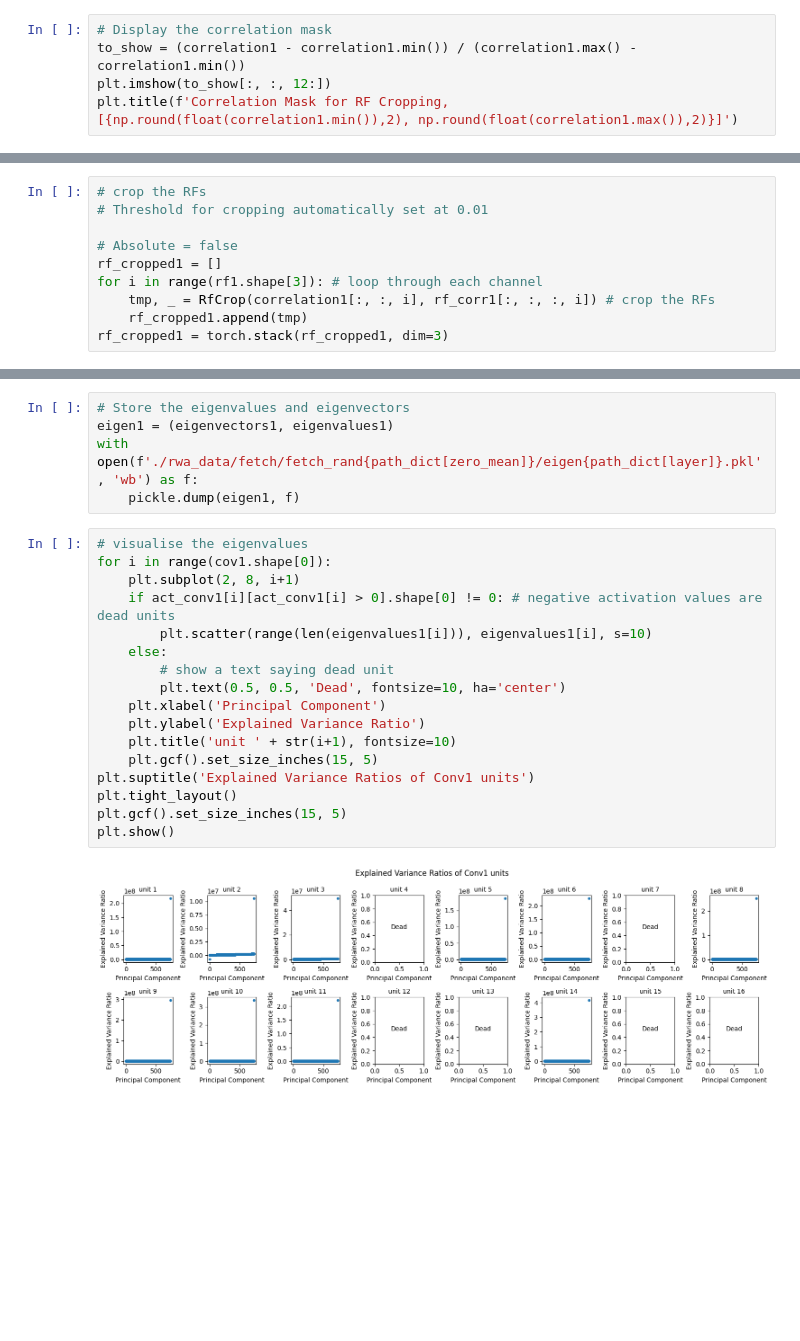
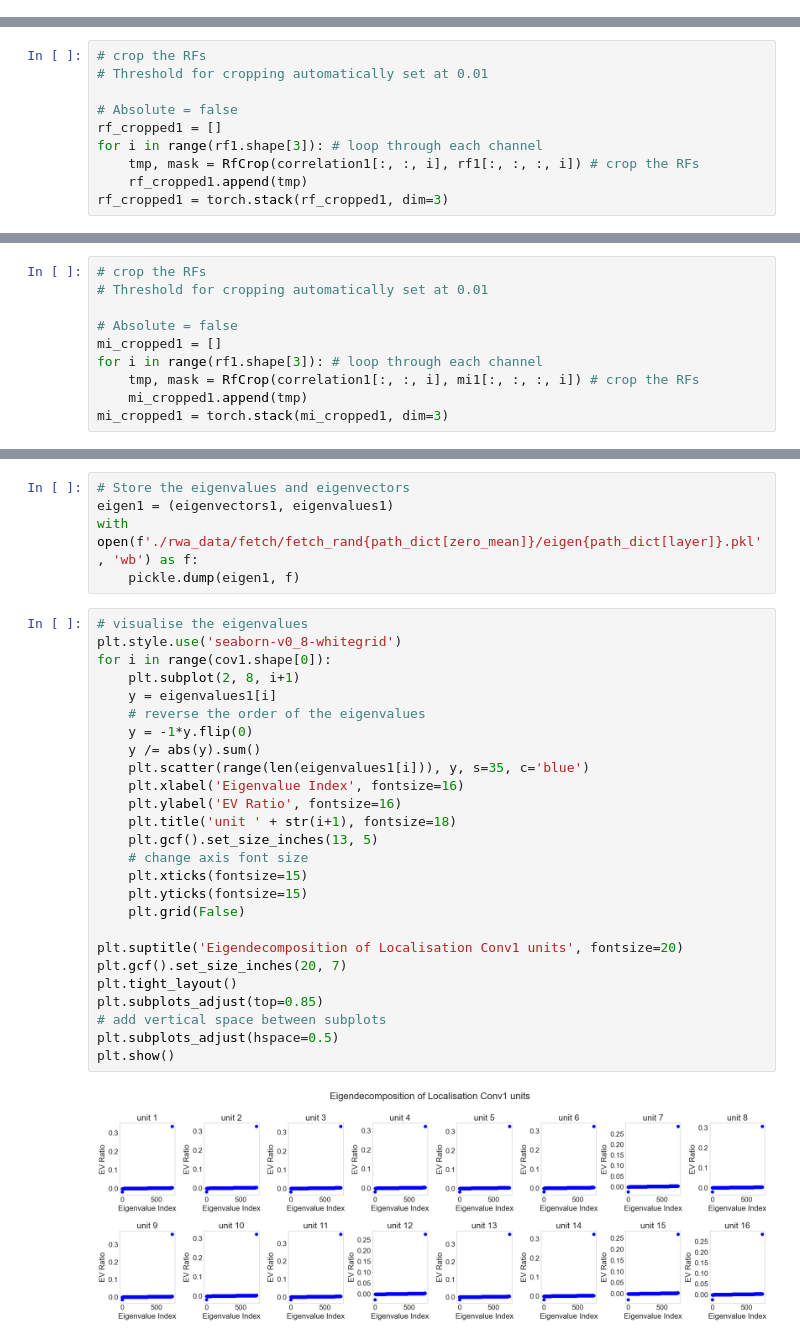
Before and after one commit to gurooria/ResponseWeightedAnalysis, a Jupyter notebook: localisation_rf.ipynb, the cells around one changed output, grey strips where cells are left out. Drawn from its saved outputs; the diff is of its cells as text; blank space fills up the shorter version.

```diff
--- a/localisation_rf.ipynb
+++ b/localisation_rf.ipynb
@@ -364,8 +293,3 @@ RF Cropping via Pearson Correlation Mask
 correlation1 = torch.zeros(rf1.shape[1], rf1.shape[2], rf1.shape[3])
 for i in range(rf1.shape[3]):
     correlation1[:, :, i] = CorrMask(noise1[:, :, :, i], act_conv1)
-# %%
-# Display the correlation mask
-to_show = (correlation1 - correlation1.min()) / (correlation1.max() - correlation1.min())
-plt.imshow(to_show[:, :, 12:])
-plt.title(f'Correlation Mask for RF Cropping, [{np.round(float(correlation1.min()),2), np.round(float(correlation1.max()),2)}]')
@@ -382,6 +303,6 @@ torch.save(correlation1, f'./rwa_data/fetch/fetch_rand{path_dict[zero_mean]}/cor
 # Absolute = false
 rf_cropped1 = []
 for i in range(rf1.shape[3]): # loop through each channel
-    tmp, _ = RfCrop(correlation1[:, :, i], rf_corr1[:, :, :, i]) # crop the RFs
+    tmp, mask = RfCrop(correlation1[:, :, i], rf1[:, :, :, i]) # crop the RFs
     rf_cropped1.append(tmp)
 rf_cropped1 = torch.stack(rf_cropped1, dim=3)
@@ -391 +379,11 @@ torch.save(rf_cropped1, f'./rwa_data/fetch/fetch_rand{path_dict[zero_mean]}/rf_c
+# %%
+# crop the RFs
+# Threshold for cropping automatically set at 0.01
+
+# Absolute = false
+mi_cropped1 = []
+for i in range(rf1.shape[3]): # loop through each channel
+    tmp, mask = RfCrop(correlation1[:, :, i], mi1[:, :, :, i]) # crop the RFs
+    mi_cropped1.append(tmp)
+mi_cropped1 = torch.stack(mi_cropped1, dim=3)
 # %%
@@ -471,20 +468,29 @@ with open(f'./rwa_data/fetch/fetch_rand{path_dict[zero_mean]}/eigen{path_dict[la
     pickle.dump(eigen1, f)
 # %%
 # visualise the eigenvalues
+plt.style.use('seaborn-v0_8-whitegrid')
 for i in range(cov1.shape[0]):
     plt.subplot(2, 8, i+1)
-    if act_conv1[i][act_conv1[i] > 0].shape[0] != 0: # negative activation values are dead units
-        plt.scatter(range(len(eigenvalues1[i])), eigenvalues1[i], s=10)
-    else:
-        # show a text saying dead unit
-        plt.text(0.5, 0.5, 'Dead', fontsize=10, ha='center')
-    plt.xlabel('Principal Component')
-    plt.ylabel('Explained Variance Ratio')
-    plt.title('unit ' + str(i+1), fontsize=10)
-    plt.gcf().set_size_inches(15, 5)
-plt.suptitle('Explained Variance Ratios of Conv1 units')
+    y = eigenvalues1[i]
+    # reverse the order of the eigenvalues
+    y = -1*y.flip(0)
+    y /= abs(y).sum()
+    plt.scatter(range(len(eigenvalues1[i])), y, s=35, c='blue')
+    plt.xlabel('Eigenvalue Index', fontsize=16)
+    plt.ylabel('EV Ratio', fontsize=16)
+    plt.title('unit ' + str(i+1), fontsize=18)
+    plt.gcf().set_size_inches(13, 5)
+    # change axis font size
+    plt.xticks(fontsize=15)
+    plt.yticks(fontsize=15)
+    plt.grid(False)
+
+plt.suptitle('Eigendecomposition of Localisation Conv1 units', fontsize=20)
+plt.gcf().set_size_inches(20, 7)
 plt.tight_layout()
-plt.gcf().set_size_inches(15, 5)
+plt.subplots_adjust(top=0.85)
+# add vertical space between subplots
+plt.subplots_adjust(hspace=0.5)
 plt.show()
 # %% [output]
-[figure, old version]
+[figure, new version]
```
Also changed, not shown: parts of 53 cells of this notebook, 16 other files.
